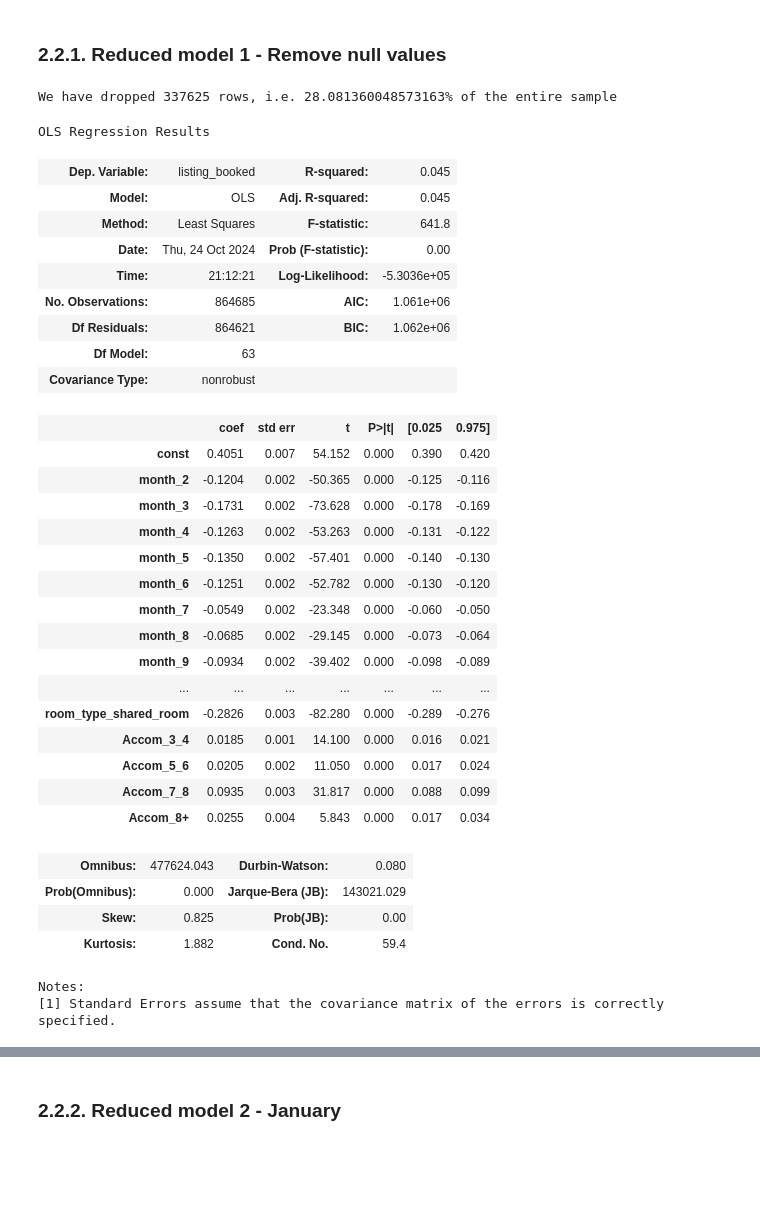
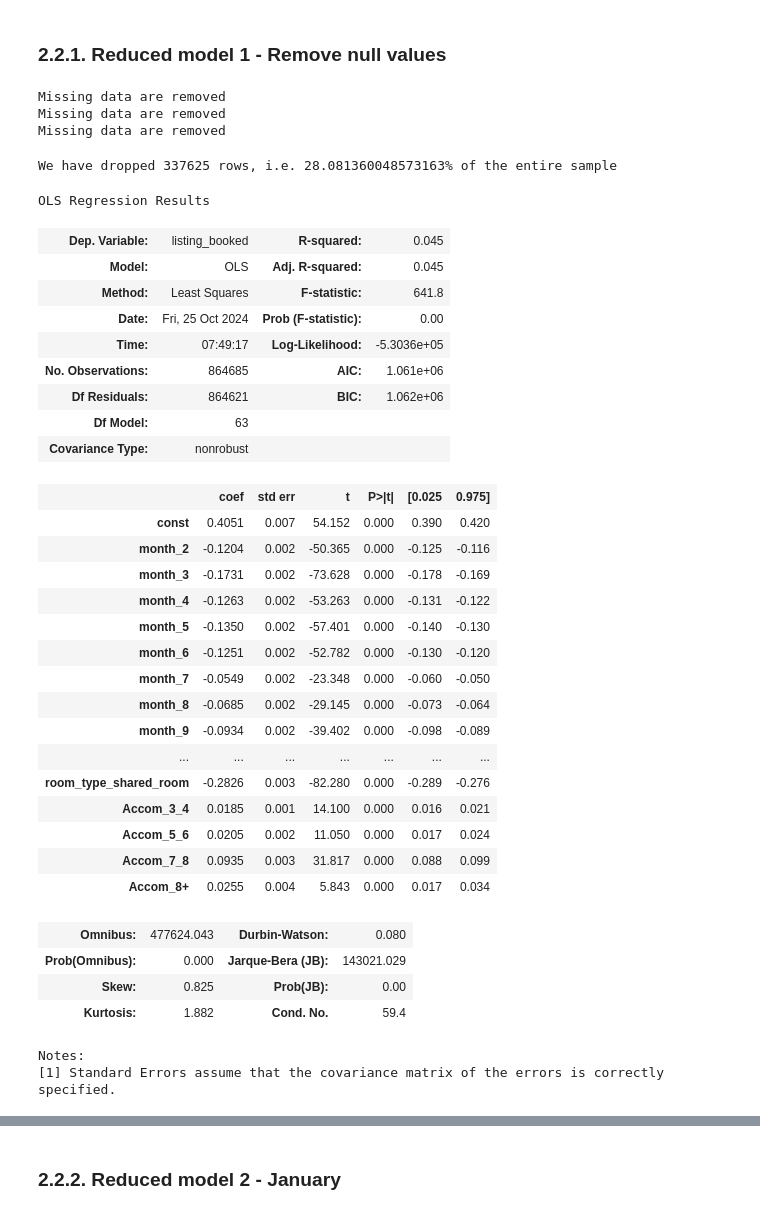
Before and after one commit to MvKorveen/Airbnb_project_Udacity, a Jupyter notebook: airbnb_project.ipynb, the cells around one changed output, grey strips where cells are left out. Drawn from its saved outputs; the diff is of its cells as text; code cells hidden in the pictures; blank space fills up the shorter version.

```diff
--- a/airbnb_project.ipynb
+++ b/airbnb_project.ipynb
@@ -170,7 +213,7 @@ def ols_summary(df, response_col, cat_cols):
         cat_cols (list): a list of explanatory variables used to predict the outcome of the response column
 
     returns:
-        None: a summary table of the model
+        Summary: a summary table of the model
         '''
     # Define the feature matrix X and the target vector y
     X = df[cat_cols]  # Features
@@ -1635,6 +1739,10 @@ null_columns=['host_about__missing', 'review_scores_cleanliness_rating_4_missing
 
 for col in null_columns:
     if df_airbnb_reduced[col].sum()==0:
-        df_airbnb_reduced=df_airbnb_reduced.drop(columns=col)
+        print("Missing data are removed")
     else:
-        print('Not null')
+        print("Missing data still present")
+# %% [output]
+Missing data are removed
+Missing data are removed
+Missing data are removed
@@ -1641,2 +1815,5 @@ for col in null_columns:
+# %%
+# Generate the modelling dataframe
+airbnb_model_2=df_airbnb_reduced[model_2_columns]
 # %%
 # See how many rows we have lost
@@ -1648,17 +1825,17 @@ print('We have dropped {0} rows, i.e. {1}% of the entire sample'.format(lost_row
 We have dropped 337625 rows, i.e. 28.081360048573163% of the entire sample
 # %%
 # Get the x variables of the reduced model
-x_variables_reduced=list(df_airbnb_reduced.iloc[:,2:].columns)
+x_variables_reduced=list(airbnb_model_2.iloc[:,1:].columns)
 # %%
 # Test our model one more time
-ols_summary(df_airbnb_reduced, 'listing_booked', x_variables_reduced)
+ols_summary(airbnb_model_2, 'listing_booked', x_variables_reduced)
 # %% [output]
 OLS Regression Results
 | Dep. Variable: | listing_booked | R-squared: | 0.045 |
 | Model: | OLS | Adj. R-squared: | 0.045 |
 | Method: | Least Squares | F-statistic: | 641.8 |
-| Date: | Thu, 24 Oct 2024 | Prob (F-statistic): | 0.00 |
-| Time: | 21:12:21 | Log-Likelihood: | -5.3036e+05 |
+| Date: | Fri, 25 Oct 2024 | Prob (F-statistic): | 0.00 |
+| Time: | 07:49:17 | Log-Likelihood: | -5.3036e+05 |
 | No. Observations: | 864685 | AIC: | 1.061e+06 |
 | Df Residuals: | 864621 | BIC: | 1.062e+06 |
 | Df Model: | 63 |  |  |
```
Also changed, not shown: parts of 52 cells of this notebook, 1 other file.
